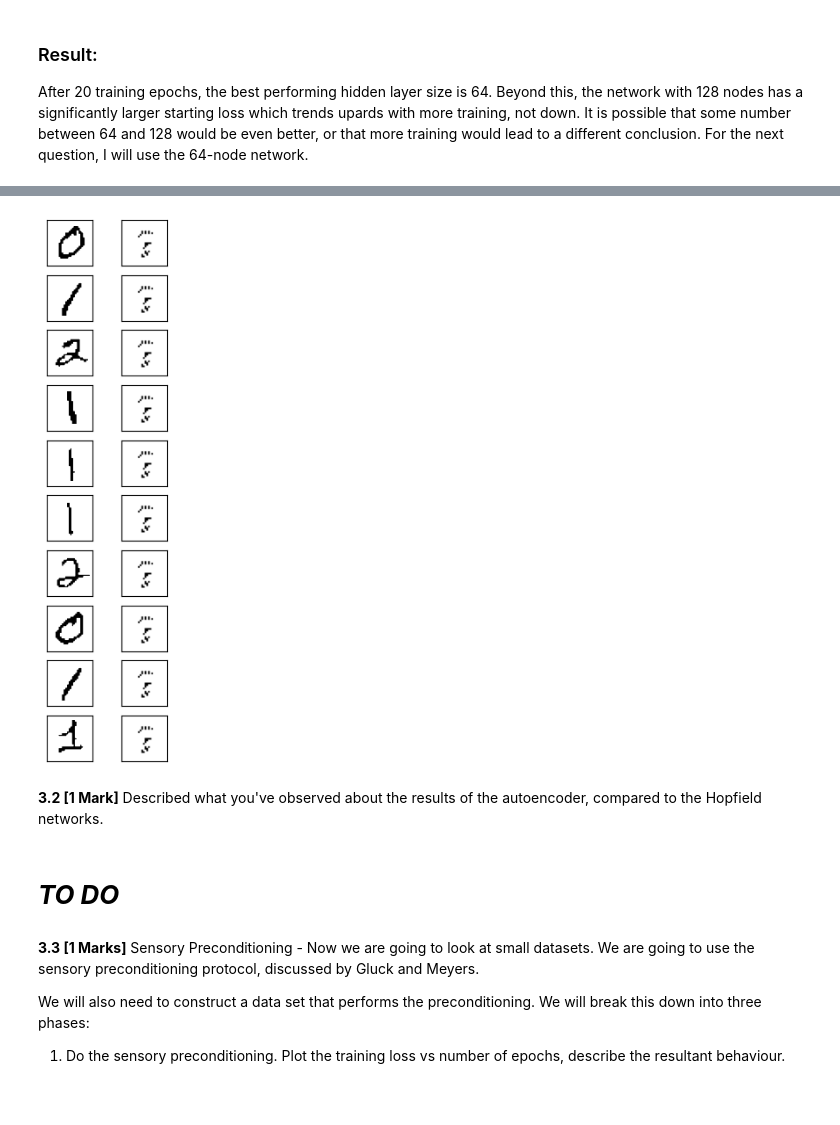
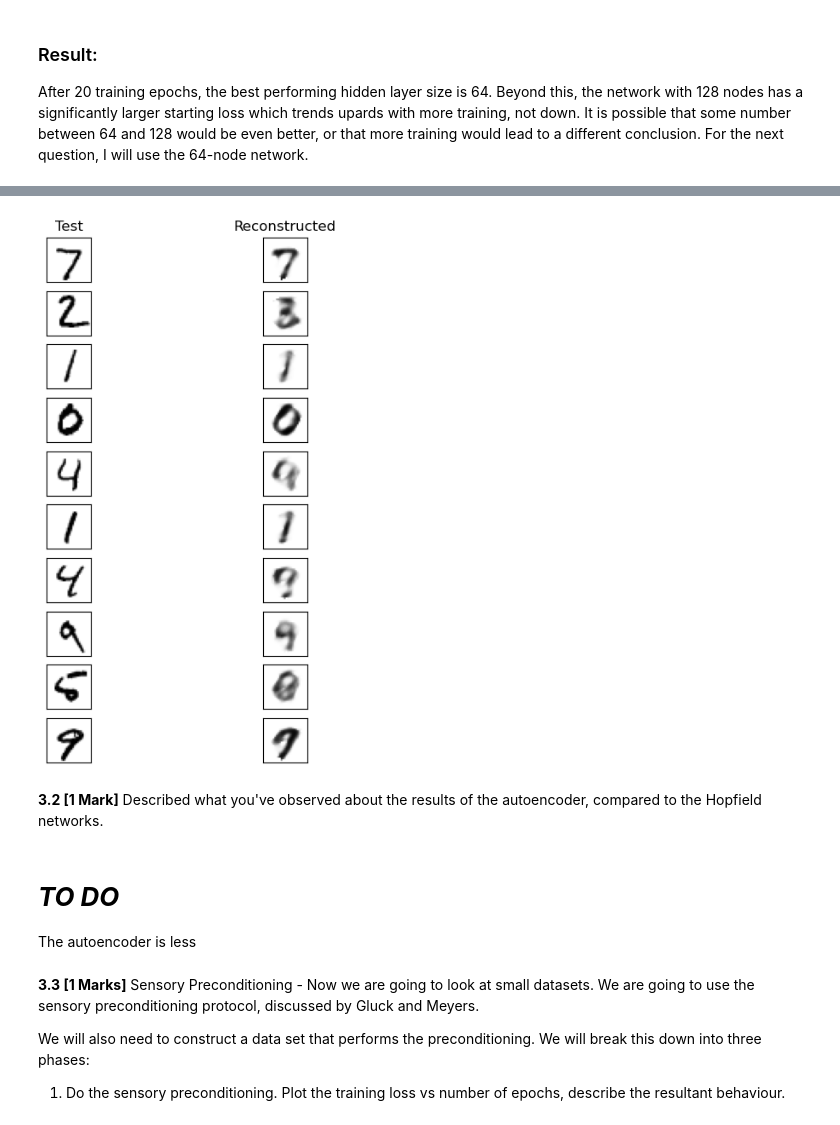
Before and after one commit to kateharvey/SYDE552, a Jupyter notebook: Assignments/20829173-syde552-assignment3.ipynb, the cells around one changed output, grey strips where cells are left out. Drawn from its saved outputs; the diff is of its cells as text; code cells hidden in the pictures; blank space fills up the shorter version.

```diff
--- a/Assignments/20829173-syde552-assignment3.ipynb
+++ b/Assignments/20829173-syde552-assignment3.ipynb
@@ -241,9 +241,15 @@ for i in range(10):
 [figure]
 # %%
 def mse(true_vals, pred_val):
+    '''
+    Calculates the mean squared error between an image and the corresponding predicted image
+    '''
     return torch.mean((true_vals - pred_val)**2)
 
 def generate_permutation(imgs, num_patterns):
+    '''
+    Returns a permutation of a list of images (imgs) of the specified length (num_patterns)
+    '''
     perm = np.random.choice(imgs.shape[0], num_patterns, replace=False)
     return imgs[perm,:]
 # %%
@@ -336,7 +342,7 @@ def salt_and_pepper(data, prob):
 
         # flip the selected pixels:
         for p in pixels:
-            data[img, p] = -data[img, p] + 1
+            data[img, p] = 1 - data[img, p]
 
     return data
 # %%
@@ -612,8 +618,8 @@ network = Autoencoder(784, 3)
 # We're all hip, fashionable people here, let's use the Adam optimizer.
 optimizer = torch.optim.Adam(network.parameters(), lr = 1e-1)
 # %%
-# 3.1.a - Train the network
-hidden_layer_sizes = [4, 8, 16, 32, 64, 128, 256, 510] # num units in hidden layer (< num features)
+# 3.1.1 - Train the network
+hidden_layer_sizes = [4, 8, 16, 32, 64, 128, 256] # num units in hidden layer (< num features)
 num_epochs = 20
 train_mean = np.zeros((len(hidden_layer_sizes), num_epochs)) # row for each hidden layer size; col for each epoch
 test_mean = np.zeros((len(hidden_layer_sizes), num_epochs))
@@ -684,0 +750,16 @@ After 20 training epochs, the best performing hidden layer size is 64. Beyond th
+# %%
+# 3.1.3 – Compare loss on inputs with salt-and-pepper noise
+prob_flip = torch.linspace(0.01, 0.75, 10)
+test_data = test_dataset[:10,:][0]
+mses = np.zeros(test_data.shape[0])
+
+for n, p in enumerate(prob_flip):
+    noisy_test = test_data.clone()
+    noisy_test = corrupt(noisy_test, p)
+
+    # compute test error with autoencoder for each noisy pattern:
+    for i in range(noisy_test.shape[0]):
+        reconstr = autoencoders[20](noisy_test[i])
+        mses[n] += mse(reconstr, test_data[i])
+
+    mses[n] /= noisy_test.shape[0]
@@ -685,18 +776,21 @@ After 20 training epochs, the best performing hidden layer size is 64. Beyond th
 # %%
-# 3.1.b - Plot 10 original and reconstructed images using the best hidden layer size from the previous step
-plt.subplots(3, 3, figsize=(2, 8))
+# 3.1.2 - Plot 10 original and reconstructed images using the best hidden layer size from the previous step
+plt.subplots(2, 10, figsize=(6, 8))
 
 for i in range(10):
-    # plot original image
+    # plot original image from test dataset
     plt.subplot(10,2,1+2*i)
     plt.xticks([])
     plt.yticks([])
-    plt.imshow(binary_img_tensor[i].reshape((28,28)), vmin=0, vmax=1, cmap='gray_r')
+    if i == 0: plt.title('Test')
+    plt.imshow(test_data[i].reshape((28,28)), vmin=0, vmax=1, cmap='gray_r')
 
     # plot reconstructed image
-    plt.subplot(10,2,1+2*i+1)
+    reconstructed = autoencoders[20](test_data[i]).detach().numpy()
+    plt.subplot(10,2,2+2*i)
     plt.xticks([])
     plt.yticks([])
-    plt.imshow(network(binary_img_tensor[i]).detach().numpy().reshape((28,28)), vmin=0, vmax=1, cmap='gray_r')
+    if i == 0: plt.title('Reconstructed')
+    plt.imshow(reconstructed.reshape((28,28)), vmin=0, vmax=1, cmap='gray_r')
 # %% [output]
-[figure, old version]
+[figure, new version]
@@ -721,6 +798,7 @@ for n, p in enumerate(prob_flip):
 **3.2 [1 Mark]** Described what you've observed about the results of the autoencoder, compared to the Hopfield networks.
 # %% [markdown]
 # ***TO DO***
+The autoencoder is less
 # %% [markdown]
 **3.3 [1 Marks]** Sensory Preconditioning - Now we are going to look at small datasets. We are going to use the sensory preconditioning protocol, discussed by Gluck and Meyers.
 
```
Also changed, not shown: parts of 13 cells of this notebook.
